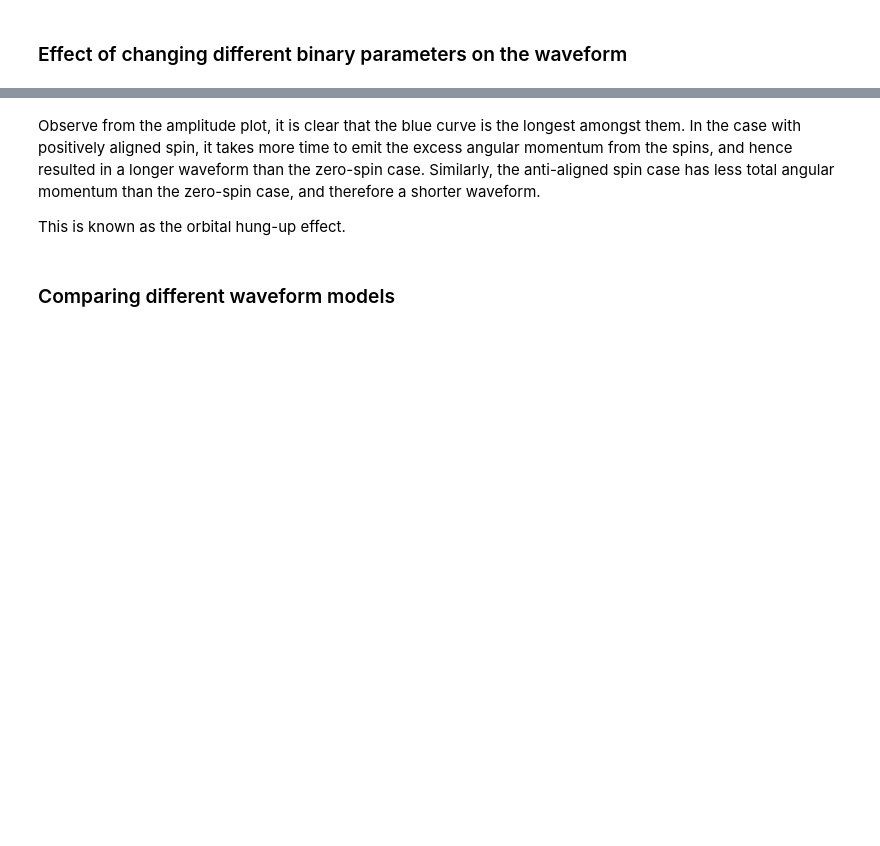
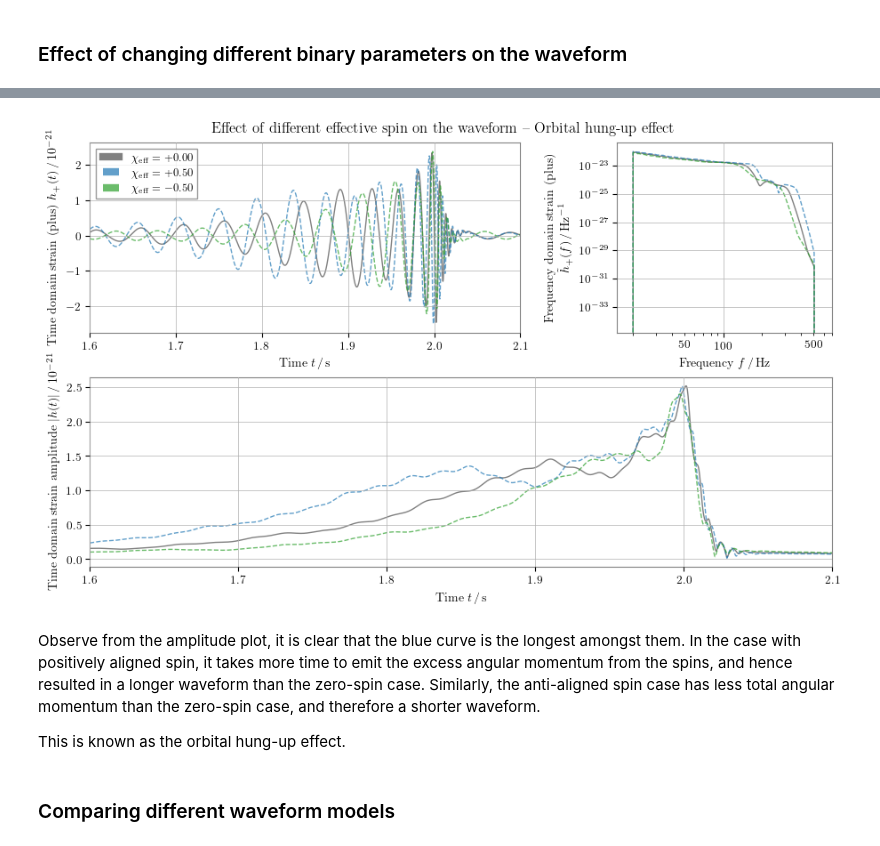
Before and after one commit to gravityhub-org/surip-summer-school-2026, a Jupyter notebook: PE_and_waveform_tutorial/PE_and_waveform_tutorial.ipynb, the cells around one changed output, grey strips where cells are left out. Drawn from its saved outputs; the diff is of its cells as text; code cells hidden in the pictures; blank space fills up the shorter version.

```diff
--- a/PE_and_waveform_tutorial/PE_and_waveform_tutorial.ipynb
+++ b/PE_and_waveform_tutorial/PE_and_waveform_tutorial.ipynb
@@ -209,33 +226,39 @@ fig.suptitle('Effect of different effective spin on the waveform -- Orbital hung
 zero_spin_bbh = gw150914_parameters.copy()
 zero_spin_bbh['total_mass'] = 120.0
 zero_spin_bbh['a_1'] = 0.0
 zero_spin_bbh['a_2'] = 0.0
 zero_spin_bbh['tilt_1'] = 0.0
 zero_spin_bbh['tilt_2'] = 0.0
 zero_spin_bbh['phi_12'] = 0.0
 zero_spin_bbh['phi_jl'] = 0.0
 plot_waveform(wfm_gen, zero_spin_bbh, axes, c='grey')
 
 align_spin_bbh = zero_spin_bbh.copy()
 # TODO: create a positively aligned spin case
+align_spin_bbh['a_1'] = 0.5
+align_spin_bbh['a_2'] = 0.5
 
 plot_waveform(wfm_gen, align_spin_bbh, axes, alpha=0.7, ls='--')
 
 anti_align_spin_bbh = align_spin_bbh.copy()
 # TODO: flip the spins to make an anti-aligned case
+anti_align_spin_bbh['tilt_1'] = np.pi
+anti_align_spin_bbh['tilt_2'] = np.pi
 
 plot_waveform(wfm_gen, anti_align_spin_bbh, axes, alpha=0.7, ls='--', c='C2')
 
 axes[0].legend(labels=[
     fr'$\chi_{{\rm eff}} = {compute_chi_eff(params):+.2f}$'
     for params in [zero_spin_bbh, align_spin_bbh, anti_align_spin_bbh]
 ])
 
 axes[0].set_xlim(1.6, 2.1)
 axes[2].set_xlim(1.6, 2.1)
 axes[1].set_xlim(15, 700)
 
 fig.savefig(outdir / 'effect_of_chi_eff_on_waveform.pdf')
+# %% [output]
+[figure, added]
 # %% [markdown]
 Observe from the amplitude plot, it is clear that the blue curve is the longest amongst them.
 In the case with positively aligned spin, it takes more time to emit the excess angular momentum from the spins, and hence resulted in a longer waveform than the zero-spin case.
```
Also changed, not shown: parts of 4 cells of this notebook, 1 other file.
